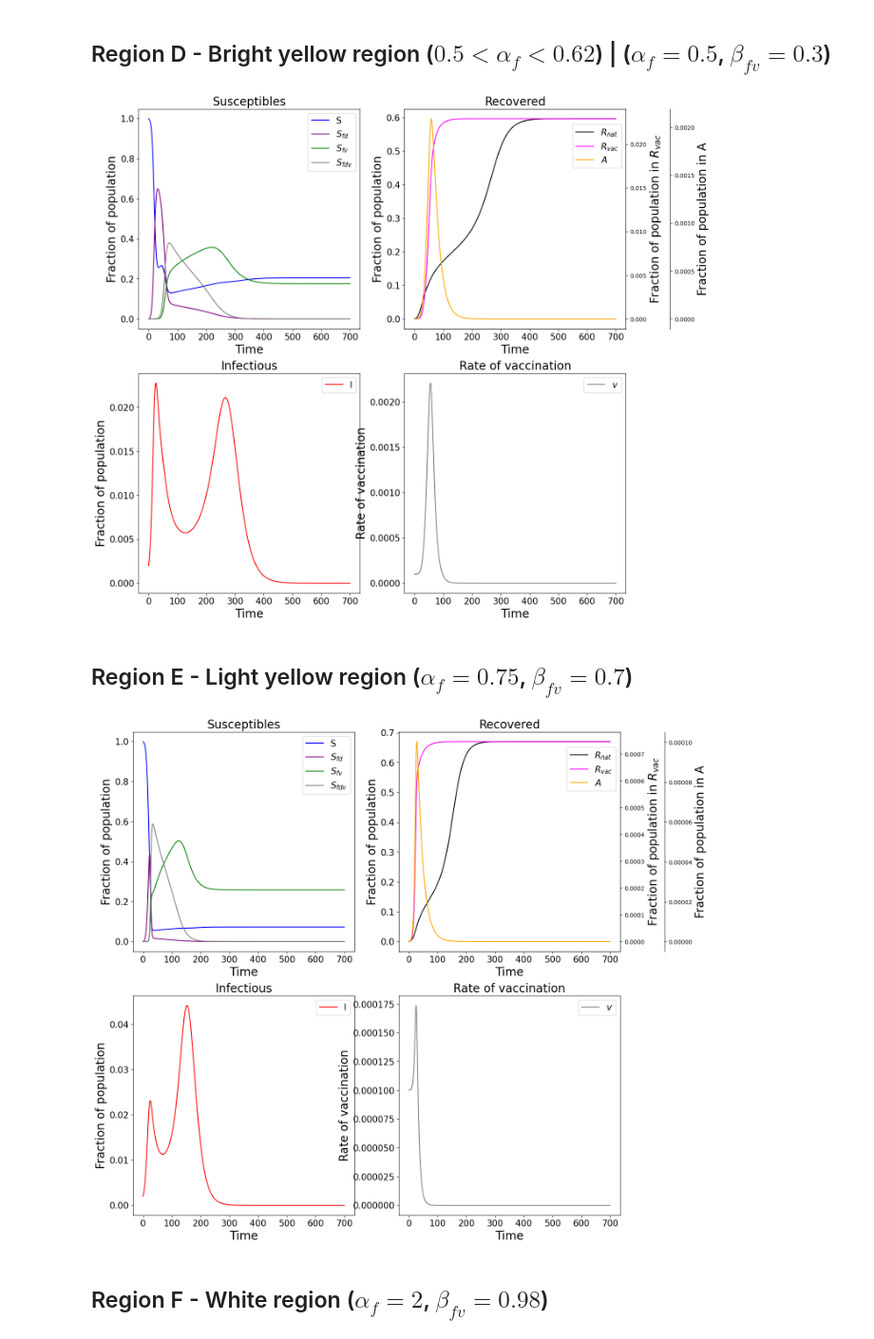
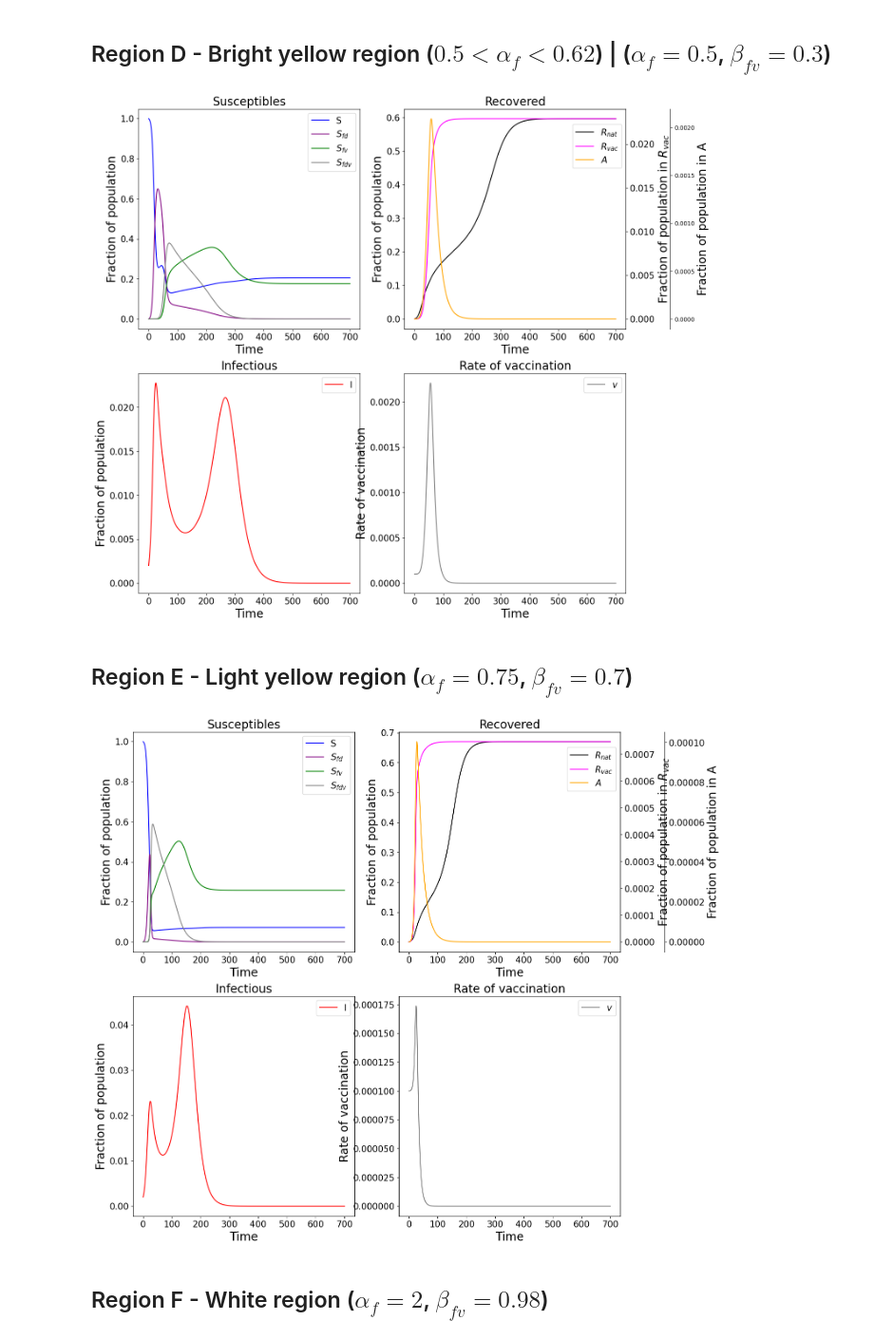
Before and after one commit to Avneet-0001/Computational-Physics-Programs, a Jupyter notebook: Double_fear_model.ipynb, the cells around one changed output. Shown at 95% size. Drawn from its saved outputs; the diff is of its cells as text; code cells hidden in the pictures.

```diff
--- a/Double_fear_model.ipynb
+++ b/Double_fear_model.ipynb
@@ -611,10 +623,12 @@ axis[0,1].set_title('Recovered', fontsize='20')
 
 ln2 = ax2.plot(t, z[:,6],color='magenta',label='$R_{vac}$')
 ax2.set_ylabel('Fraction of population in $R_{vac}$', fontsize='20')
+ax2.tick_params(axis='y', labelsize=15)
 #ax2.legend()
 
 ln3 = ax3.plot(t, z[:,7],color='orange',label='$A$')
 ax3.set_ylabel('Fraction of population in A', fontsize='20')
+ax2.tick_params(axis='y', labelsize=15)
 #ax3.legend()
 
 ln = ln1+ln2+ln3
@@ -633,7 +647,7 @@ for ax in axis.flat:
     ax.tick_params(axis='x', labelsize=15)  # Change 15 to the desired fontsize
     ax.tick_params(axis='y', labelsize=15)
 # %% [output]
-[figure, old version]
+[figure, new version]
 # %% [markdown]
 ## Region E - Light yellow region ($\alpha_f=0.75$, $\beta_{fv}=0.7$)
 # %%
@@ -704,34 +718,36 @@ ax3.spines.right.set_position(("axes", 1.2))
 
 ln1 = axis[0,1].plot(t, z[:,5],color='black',label='$R_{nat}$')
 axis[0,1].set_xlabel('Time', fontsize='20')
 axis[0,1].set_ylabel('Fraction of population', fontsize='20')
 axis[0,1].set_title('Recovered', fontsize='20')
 #axis[0,1].legend()
 
 ln2 = ax2.plot(t, z[:,6],color='magenta',label='$R_{vac}$')
 ax2.set_ylabel('Fraction of population in $R_{vac}$', fontsize='20')
+ax2.tick_params(axis='y', labelsize=15)
 #ax2.legend()
 
 ln3 = ax3.plot(t, z[:,7],color='orange',label='$A$')
 ax3.set_ylabel('Fraction of population in A', fontsize='20')
+ax3.tick_params(axis='y', labelsize=15)
 #ax3.legend()
 
 ln = ln1+ln2+ln3
 labs = [l.get_label() for l in ln]
 axis[0,1].legend(ln, labs, loc='upper right', bbox_to_anchor=(1, 0.95), fontsize=15)
 
 
 axis[1,1].plot(t, z[:,8],color='grey', label='$v$')
 axis[1,1].set_xlabel('Time', fontsize='20')
 axis[1,1].set_ylabel('Rate of vaccination', fontsize='20')
 axis[1,1].set_title('Rate of vaccination', fontsize='20')
 axis[1,1].legend(fontsize=15)
 
 for ax in axis.flat:
     ax.tick_params(axis='x', labelsize=15)  # Change 15 to the desired fontsize
     ax.tick_params(axis='y', labelsize=15)
 # %% [output]
-[figure, old version]
+[figure, new version]
 # %% [markdown]
 ## Region F - White region ($\alpha_f=2$, $\beta_{fv}=0.98$)
 # %%
```
Also changed, not shown: parts of 7 cells of this notebook.
